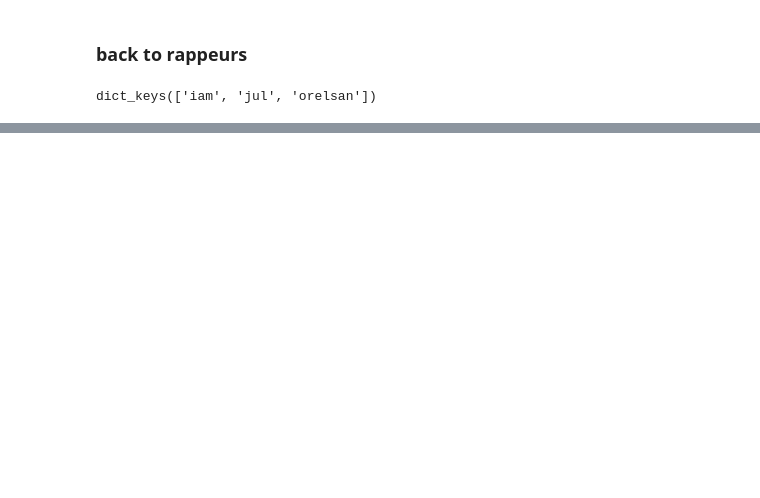
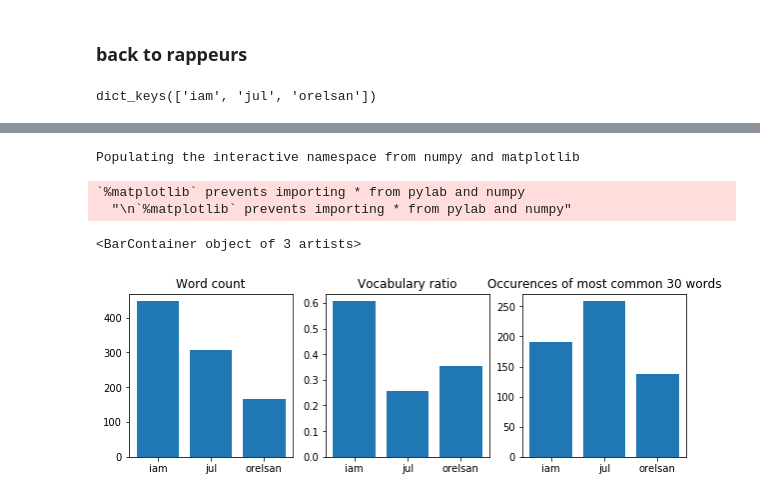
Before and after one commit to xiaohule/ML, a Jupyter notebook: analysez-vos-donnees-textuelles/recuperez-et-explorez-le-corpus-de-textes.ipynb, the cells around one changed output, grey strips where cells are left out. Saved outputs shown, nothing was run; the diff lists cells and outputs as text; code cells hidden in the pictures; blank space fills up the shorter version.

```diff
--- a/analysez-vos-donnees-textuelles/recuperez-et-explorez-le-corpus-de-textes.ipynb
+++ b/analysez-vos-donnees-textuelles/recuperez-et-explorez-le-corpus-de-textes.ipynb
@@ -88,10 +88,12 @@ word_tokenized_lowered_cleaned
  'attentifs',
  'cours']
 # %%
+from nltk.stem.snowball import FrenchStemmer
 def preprocess(string):
     tokenizer = nltk.RegexpTokenizer('\w+')
     tmp = [str.lower(word) for word in tokenizer.tokenize(string)]
-    res = [word for word in tmp if word not in stopwords|punctuation]
+    tmp = [word for word in tmp if word not in stopwords|punctuation]
+    res = [FrenchStemmer().stem(word) for word in tmp]
     return res
 # %%
 preprocess(test)
@@ -114,4 +110,5 @@ dict_keys(['iam', 'jul', 'orelsan'])
 # %%
 from collections import Counter
 # %%
-bow = {key:Counter(db_preprocessed[key]).most_common(30) for key in db_preprocessed}
+bow = {key:Counter(db_preprocessed[key]).most_common() for key in db_preprocessed}
+bow_30 = {key:Counter(db_preprocessed[key]).most_common(30) for key in db_preprocessed}
@@ -138,6 +114,0 @@ bow
-# %%
-%matplotlib inline
-import matplotlib as plt
-import seaborn as sns
-x,y = enumerate(bow[iam])
-sns.barplot(bow[iam])
@@ -145,0 +135,32 @@ NameError: name 'iam' is not defined
+# %%
+%pylab inline
+
+vocabulary_size = {"iam":len(bow["iam"]),"jul":len(bow["jul"]),"orelsan":len(bow["orelsan"])}
+word_count = {"iam":len(db_preprocessed["iam"]),"jul":len(db_preprocessed["jul"]),
+              "orelsan":len(db_preprocessed["orelsan"])}
+
+vocabulary_ratio = {"iam":0,"jul":0,"orelsan":0}
+for key in vocabulary_ratio:
+    vocabulary_ratio[key] = vocabulary_size[key]/word_count[key]
+
+count_30 = {"iam":0,"jul":0,"orelsan":0}
+for key in count_30:
+    for i, (x,y) in enumerate(bow_30[key]):
+        count_30[key] += y
+
+plt.figure(figsize=(10,3))
+plt.subplot(131)
+plt.bar(word_count.keys(),word_count.values())
+plt.title("Word count")
+plt.subplot(132)
+plt.bar(vocabulary_ratio.keys(),vocabulary_ratio.values())
+plt.title("Vocabulary ratio")
+plt.subplot(133)
+plt.title("Occurences of most common 30 words")
+plt.bar(count_30.keys(),count_30.values())
+# %% [output]
+Populating the interactive namespace from numpy and matplotlib
+`%matplotlib` prevents importing * from pylab and numpy
+  "\n`%matplotlib` prevents importing * from pylab and numpy"
+<BarContainer object of 3 artists>
+[figure, added]
```
Also changed, not shown: parts of 4 cells of this notebook, 1 other file.
